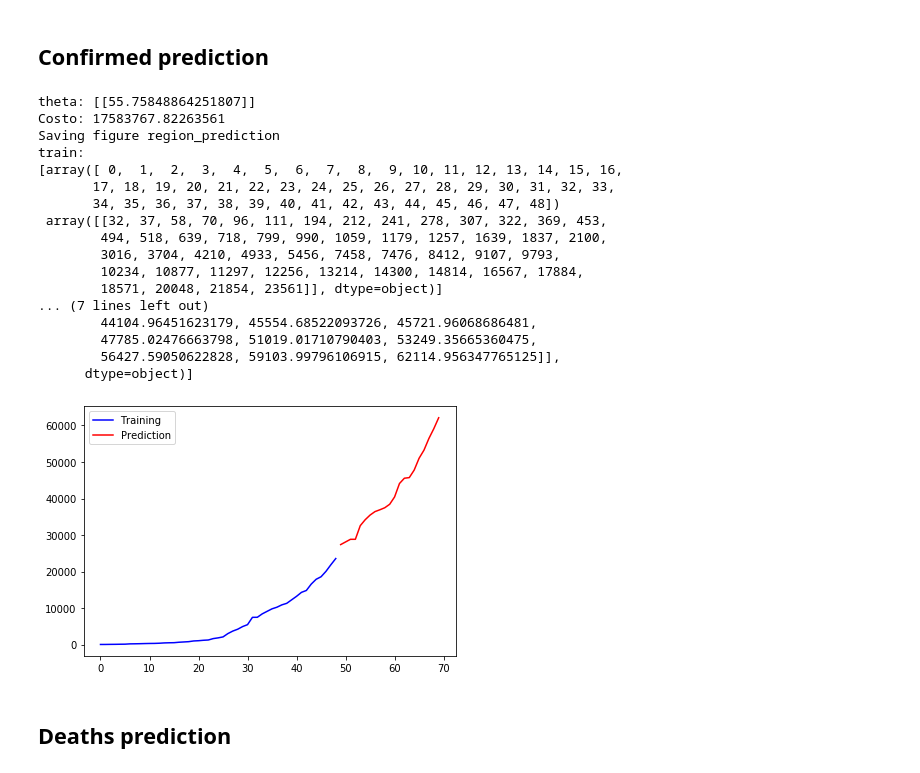
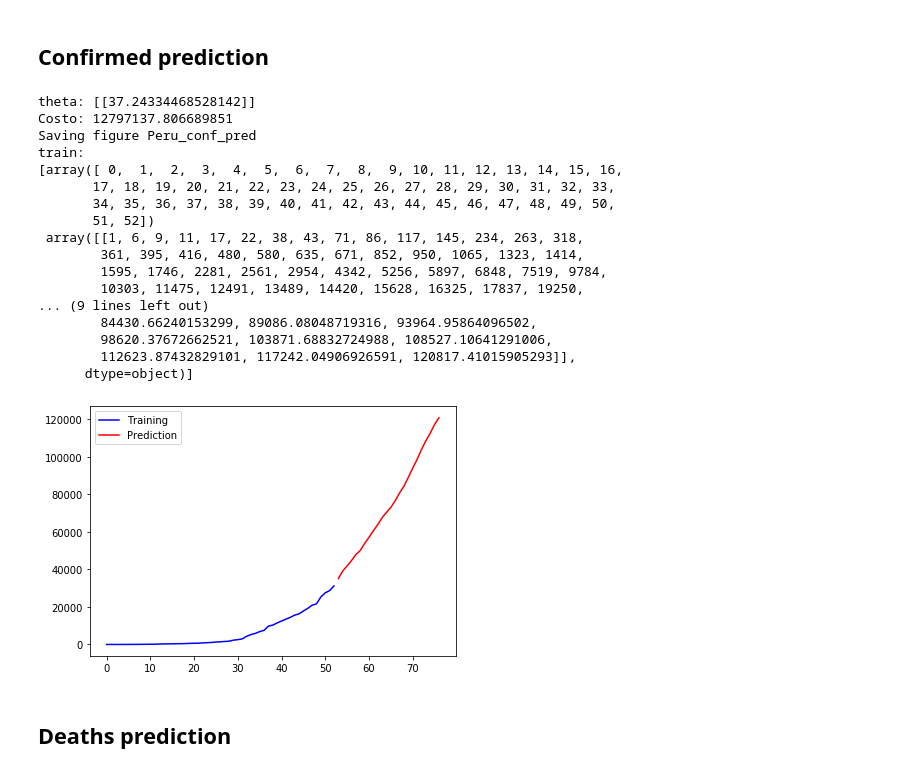
Before and after one commit to TheReverseWasp/TIA-COVID-Peru-Prediction, a Jupyter notebook: Prediccion de COVID-19 en Peru usando gradiente descendiente.ipynb, the cells around one changed output. Saved outputs shown, nothing was run; the diff lists cells and outputs as text; code cells hidden in the pictures.

```diff
--- a/Prediccion de COVID-19 en Peru usando gradiente descendiente.ipynb
+++ b/Prediccion de COVID-19 en Peru usando gradiente descendiente.ipynb
@@ -343,7 +343,7 @@ def Gradient_with_date(X, theta, Y):
     G2 = np.sum((theta[0] * X[0] + theta[1] * np.power(X[1], 2) - Y) * np.power(X, 2)) / m
     return np.array([[G1], [G2]])
 # %%
-def Gradient_descent(X, theta, Y, learning_rate = 0.00019, iterations = 1000, date = False):
+def Gradient_descent(X, theta, Y, learning_rate = 0.00001, iterations = 1000, date = False):
     for i in range(iterations):
         if date:
             theta = theta - learning_rate * Gradient_with_date(X, theta, Y)
@@ -437,14 +437,14 @@ Saving figure Arequipa_confirmed_case_prediction
 # %% [markdown]
 It can be improved even more
 # %%
-def auto_ploter(Y_train, Y_predict_nd):
+def auto_ploter(Y_train, Y_predict_nd, name):
     arange1 = np.arange(Y_train.shape[1])
     arange2 = np.arange(Y_train.shape[1], Y_train.shape[1] + Y_predict_nd.shape[1])
     clear_plt_cache()
     plt.plot(arange1, Y_train[0], color = "blue", label = "Training")
     plt.plot(arange2, Y_predict_nd[0], color = "red", label = "Prediction")
     plt.legend(loc = "upper left")
-    save_fig("region_prediction")
+    save_fig(name)
     print("train:\n", np.array([arange1, Y_train]).T, sep="")
     print("test:\n", str(np.array([arange2, Y_predict_nd]).T), sep = "")
     plt.show()
@@ -550,7 +556,7 @@ def new_dataframe_to_fixed_np(df):
 # %% [markdown]
 ## Initializing values
 # %%
-deaths_ds, confirmed_ds = new_auto_separator(regions_COVID_fixed, "Lima") # change Lima for other region
+deaths_ds, confirmed_ds = new_auto_separator(regions_COVID_fixed, "Peru") # change Lima for other region
 deaths_ds = new_dataframe_to_fixed_np(deaths_ds)
 confirmed_ds = new_dataframe_to_fixed_np(confirmed_ds)
 # %% [markdown]
@@ -558,32 +564,32 @@ confirmed_ds = new_dataframe_to_fixed_np(confirmed_ds)
 # %%
 region_train, region_test = train_test_separator(confirmed_ds)
 X_train, Y_train = data_to_XY(region_train)
 X_test, Y_test = data_to_XY(region_test)
 theta = init_thetas(X_train)
 theta = Gradient_descent(X_train, theta, Y_train, learning_rate = 0.00001)
 Y_predict = predict_function(X_test, theta)
 print("theta: " + str(theta))
 print("Costo: " + str(cost_function(X_test, theta, Y_test)))
-auto_ploter(Y_train, Y_predict)
+auto_ploter(Y_train, Y_predict, "Peru_conf_pred")
 # %% [output]
-theta: [[55.75848864251807]]
-Costo: 17583767.82263561
-Saving figure region_prediction
+theta: [[37.24334468528142]]
+Costo: 12797137.806689851
+Saving figure Peru_conf_pred
 train:
 [array([ 0,  1,  2,  3,  4,  5,  6,  7,  8,  9, 10, 11, 12, 13, 14, 15, 16,
        17, 18, 19, 20, 21, 22, 23, 24, 25, 26, 27, 28, 29, 30, 31, 32, 33,
-       34, 35, 36, 37, 38, 39, 40, 41, 42, 43, 44, 45, 46, 47, 48])
- array([[32, 37, 58, 70, 96, 111, 194, 212, 241, 278, 307, 322, 369, 453,
-        494, 518, 639, 718, 799, 990, 1059, 1179, 1257, 1639, 1837, 2100,
-        3016, 3704, 4210, 4933, 5456, 7458, 7476, 8412, 9107, 9793,
-        10234, 10877, 11297, 12256, 13214, 14300, 14814, 16567, 17884,
-        18571, 20048, 21854, 23561]], dtype=object)]
-... (7 lines left out)
-        44104.96451623179, 45554.68522093726, 45721.96068686481,
-        47785.02476663798, 51019.01710790403, 53249.35665360475,
-        56427.59050622828, 59103.99796106915, 62114.956347765125]],
+       34, 35, 36, 37, 38, 39, 40, 41, 42, 43, 44, 45, 46, 47, 48, 49, 50,
+       51, 52])
+ array([[1, 6, 9, 11, 17, 22, 38, 43, 71, 86, 117, 145, 234, 263, 318,
+        361, 395, 416, 480, 580, 635, 671, 852, 950, 1065, 1323, 1414,
+        1595, 1746, 2281, 2561, 2954, 4342, 5256, 5897, 6848, 7519, 9784,
+        10303, 11475, 12491, 13489, 14420, 15628, 16325, 17837, 19250,
+... (9 lines left out)
+        84430.66240153299, 89086.08048719316, 93964.95864096502,
+        98620.37672662521, 103871.68832724988, 108527.10641291006,
+        112623.87432829101, 117242.04906926591, 120817.41015905293]],
       dtype=object)]
-[figure, old version]
+[figure, new version]
 # %% [markdown]
 ## Deaths prediction
 # %%
```
Also changed, not shown: parts of 13 cells of this notebook, 19 other files.
